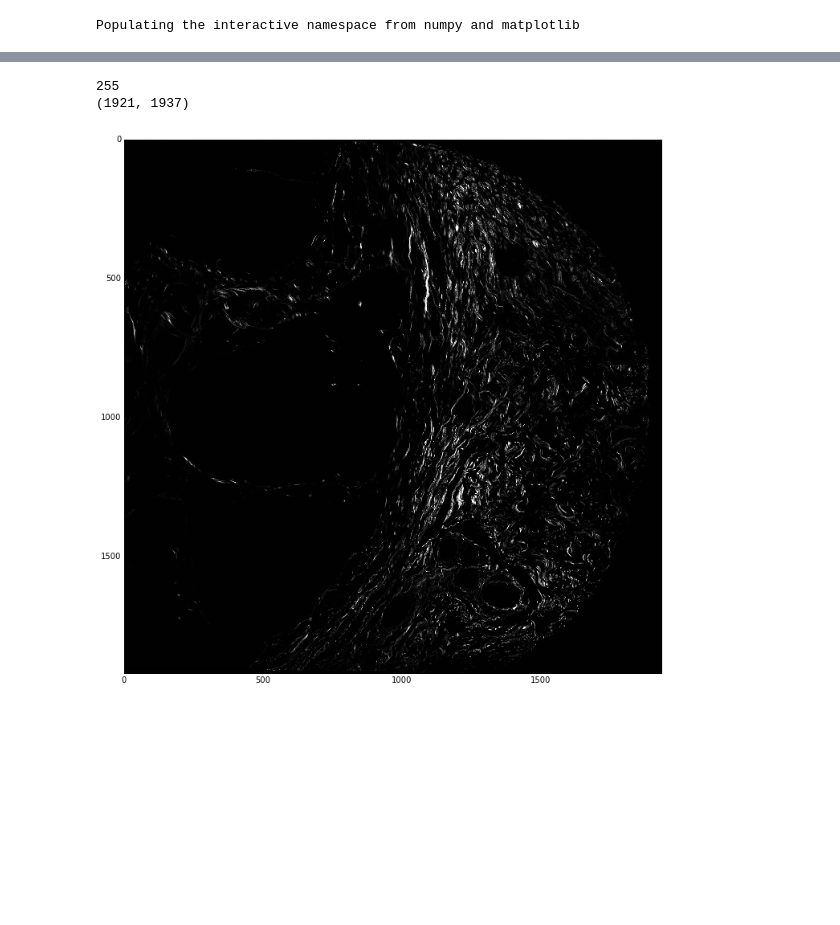
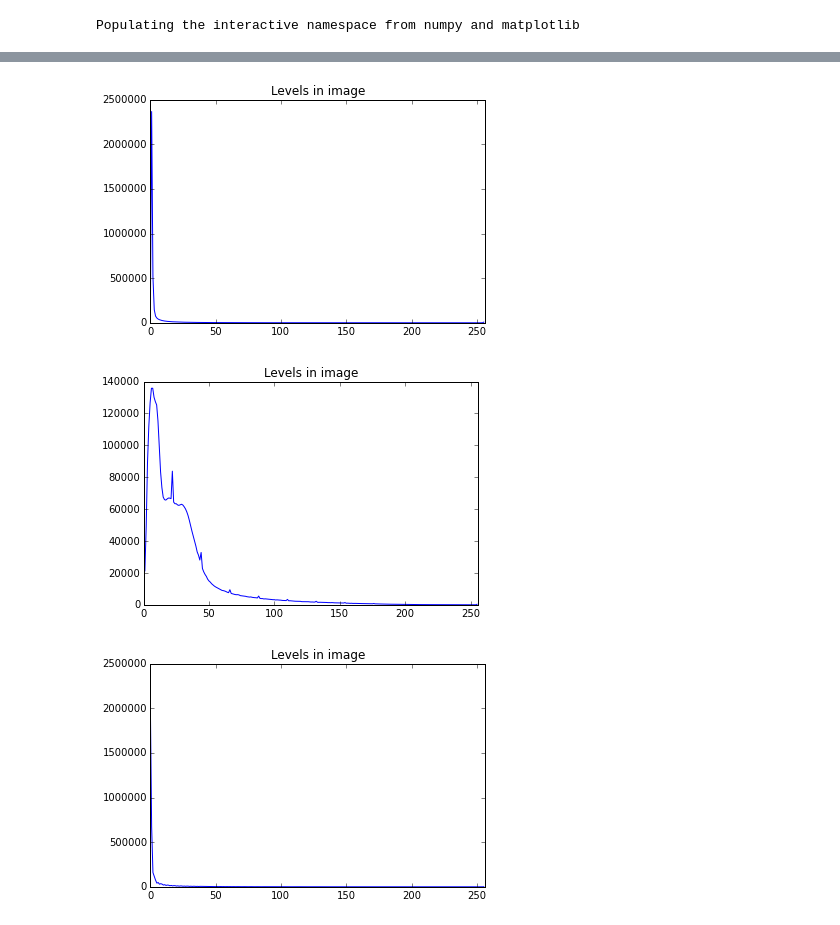
Before and after one commit to arve0/TFY4500, a Jupyter notebook: week1/monday-meeting-histogram.ipynb, the cells around one changed output, grey strips where cells are left out. Cells and saved outputs as stored; diff of their text form; code cells hidden in the pictures; blank space fills up the shorter version.

Commit message:
tifffile

```diff
--- a/week1/monday-meeting-histogram.ipynb
+++ b/week1/monday-meeting-histogram.ipynb
@@ -1,7 +1,10 @@
 # %%
-%run common.ipynb
-import cv2
-img = ndimage.imread('hyd-stopp.tif')
-histshow(img)
+%run ../common.ipynb
+import sys
+sys.path.append('..')
+from tifffile import imread, imsave, imshow
+img = imread('hyd-stopp.tif')
+for i in img:
+    histshow(i)
 # %% [output]
 Populating the interactive namespace from numpy and matplotlib
@@ -9,8 +13,3 @@ ImportError: No module named cv2
+[figure, added]
+[figure, added]
+[figure, added]
-# %%
-print img.max()
-print img.shape
-gimshow(img)
-# %% [output]
-255
-(1921, 1937)
-[figure, removed]
```
Also changed, not shown: parts of 3 cells of this notebook, 5 other files.
